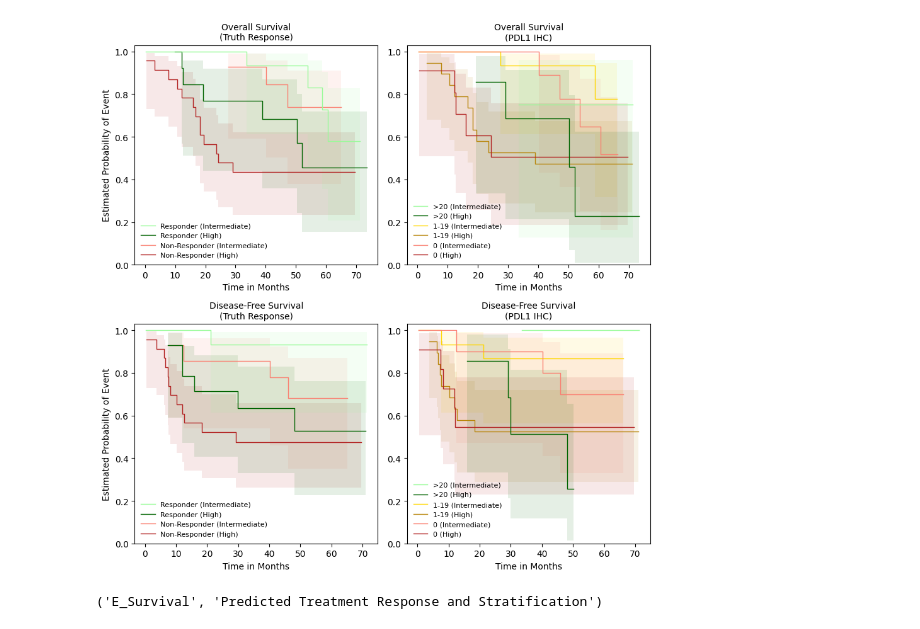
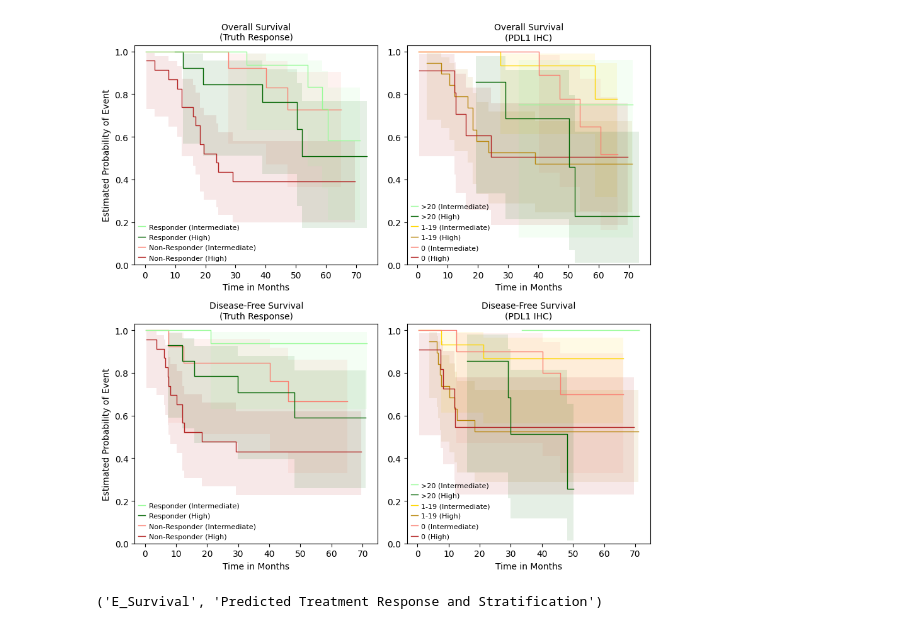
Before and after one commit to epifluidlab/headneck, a Jupyter notebook: Main_Figures/F4/survival_curve.ipynb, the cells around one changed output. Cells and saved outputs as stored; diff of their text form; code cells hidden in the pictures.

Commit message:
Update error in survival.

```diff
--- a/Main_Figures/F4/survival_curve.ipynb
+++ b/Main_Figures/F4/survival_curve.ipynb
@@ -193,7 +193,7 @@ pairwise_prediction = hc_data.survival_curve(predicted, name='Predicted')
 # %%
-pairwise_truth = hc_data.survival_curve(predicted, name='Truth')
+pairwise_truth = hc_data.survival_curve(truth, name='Truth')
 # %% [output]
-[figure, old version]
+[figure, new version]
 # %%
 keys_predicted = list(pairwise_prediction.keys())
 print(keys_predicted[0])
```
Also changed, not shown: parts of 4 cells of this notebook, 10 other files.
